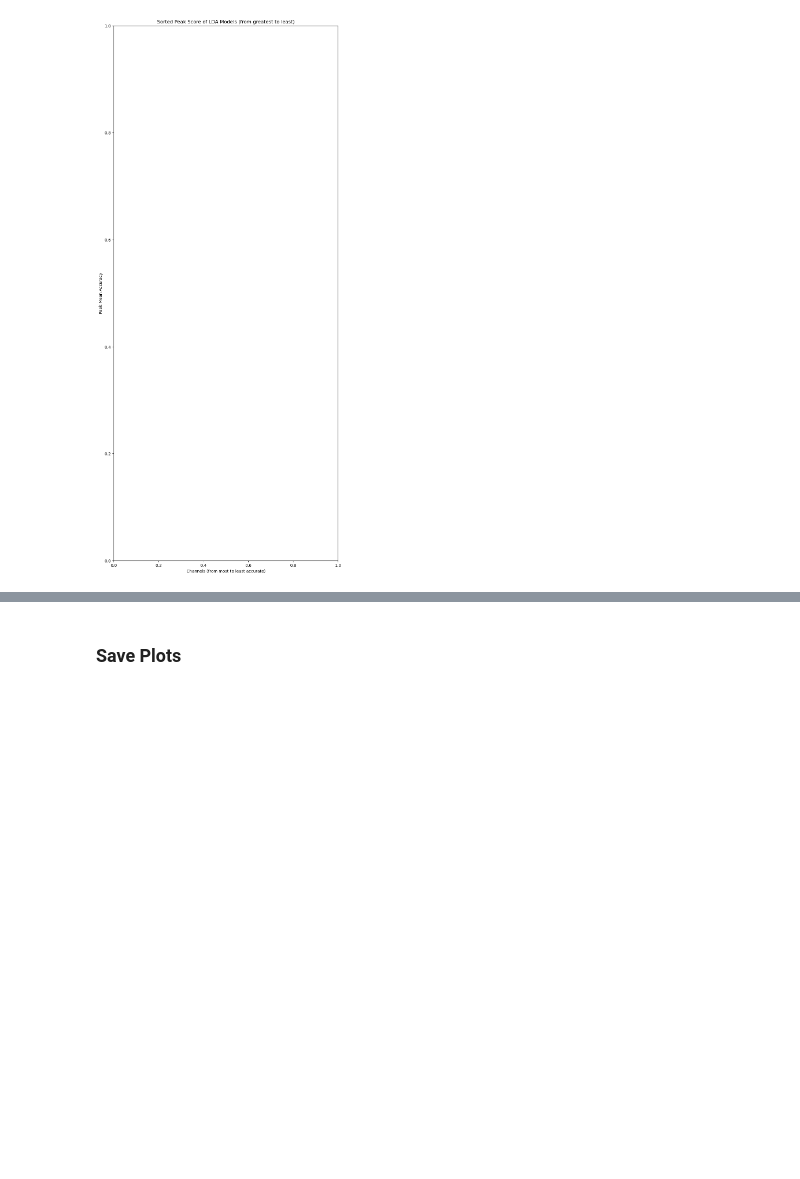
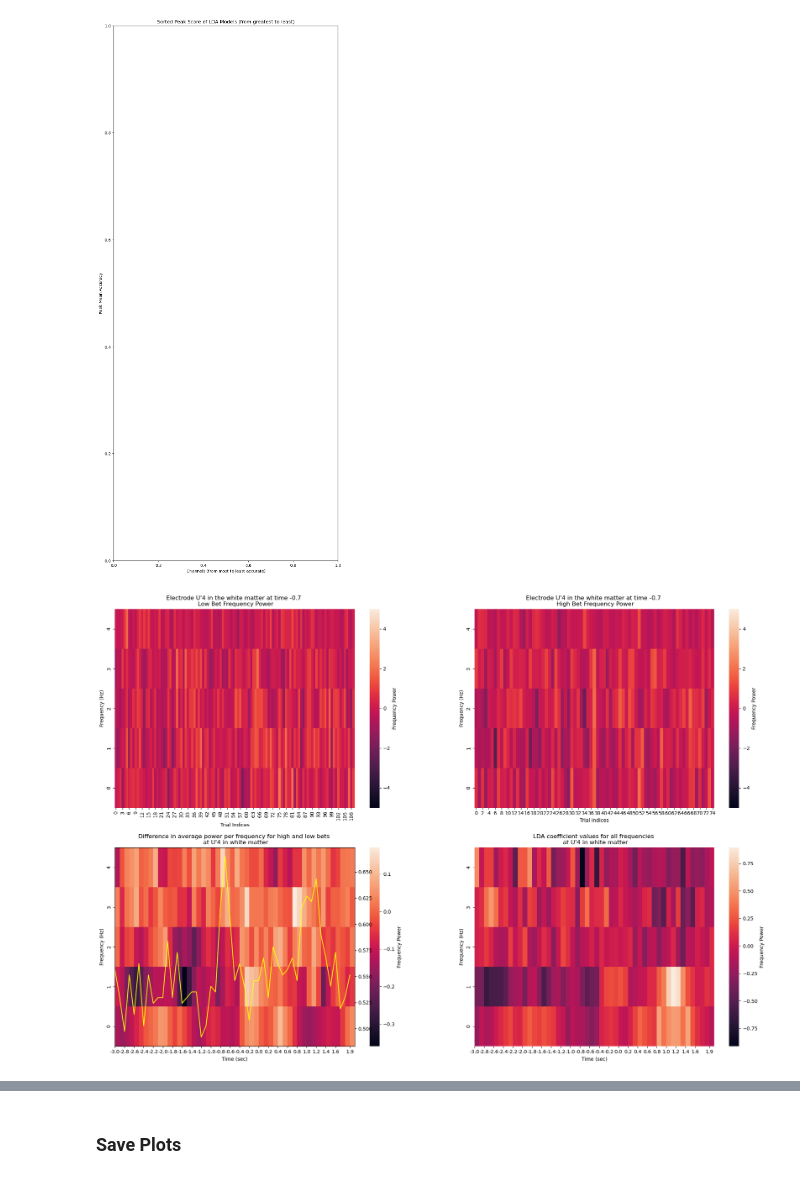
Before and after one commit to ncsl/decoding-decision-making, a Jupyter notebook: EFRI Data Analysis LDA.ipynb, the cells around one changed output, grey strips where cells are left out. Cells and saved outputs as stored; diff of their text form; code cells hidden in the pictures; blank space fills up the shorter version.

```diff
--- a/EFRI Data Analysis LDA.ipynb
+++ b/EFRI Data Analysis LDA.ipynb
@@ -74,6 +74,11 @@ frequency_band_indices ={
     "Beta" : [i for i,freq in enumerate(wavelet_freqs) if freq >= 14 and freq < 30],
     "Gamma" : [i for i,freq in enumerate(wavelet_freqs) if freq >= 30]
 }
+# %%
+f_band_data = np.zeros((data.shape[0], data.shape[1], 5, data.shape[3]))
+
+for i, key in enumerate(frequency_band_indices):
+    f_band_data[:,:,i,:] = data[:,:,frequency_band_indices[key],:].mean(2)
 # %% [markdown]
 ## Model Training
 
@@ -150,7 +155,7 @@ def calculate_LDA_metrics(data, y, time_resolution):
 
     return metrics
 # %%
-metrics = calculate_LDA_metrics(data,y,time_resolution=2)
+metrics = calculate_LDA_metrics(f_band_data,y,time_resolution=2)
 # %% [markdown]
 ### Save Metrics
 # %%
@@ -406,6 +420,10 @@ def plot_power_heatmap(data, metrics, mean_scores_max_sorted, num_plots, elec_na
 
         plt.savefig(out_path + f'_heatmap_{i}')
         plt.show()
+# %%
+plot_power_heatmap(f_band_data,metrics, mean_scores_max_sorted, 1, elec_names_sorted,elec_areas_sorted,out_path_plots)
+# %% [output]
+[figure, added]
 # %%
 def plot_scores(data, metrics, elec_names, elec_areas, num_channels = 10, filter_channels = False, out_path_plots = None):
     mean_scores_max_sorted, elec_names_sorted, elec_areas_sorted = sort_scores(data, metrics, elec_names, elec_areas, filter_channels)
```
Also changed, not shown: parts of 3 cells of this notebook.
